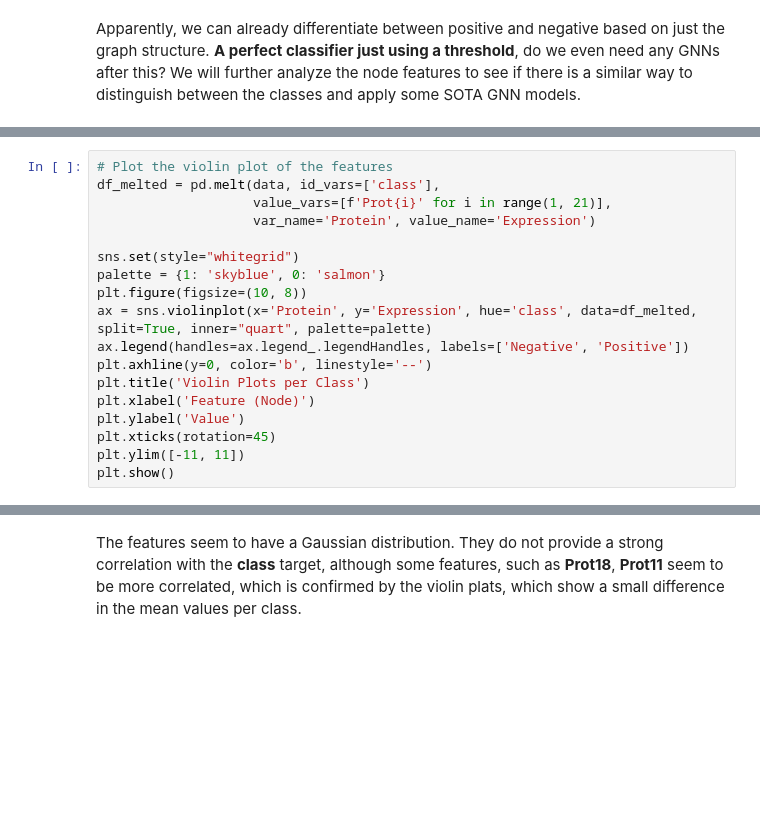
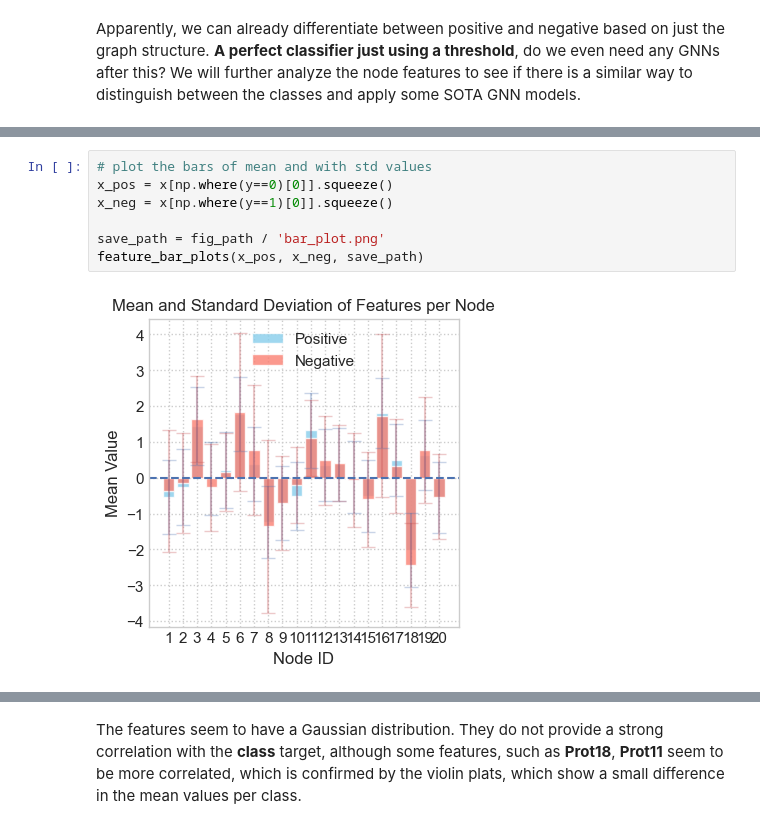
Before and after one commit to Bulbatronik/Exploring-GNN-for-Gaussian-Graphs, a Jupyter notebook: notebooks/project.ipynb, the cells around one changed output, grey strips where cells are left out. Drawn from its saved outputs; the diff is of its cells as text; blank space fills up the shorter version.

```diff
--- a/notebooks/project.ipynb
+++ b/notebooks/project.ipynb
@@ -245,18 +155,0 @@ plt.show()
-# %%
-# Plot the violin plot of the features
-df_melted = pd.melt(data, id_vars=['class'],
-                    value_vars=[f'Prot{i}' for i in range(1, 21)],
-                    var_name='Protein', value_name='Expression')
-
-sns.set(style="whitegrid")
-palette = {1: 'skyblue', 0: 'salmon'}
-plt.figure(figsize=(10, 8))
-ax = sns.violinplot(x='Protein', y='Expression', hue='class', data=df_melted, split=True, inner="quart", palette=palette)
-ax.legend(handles=ax.legend_.legendHandles, labels=['Negative', 'Positive'])
-plt.axhline(y=0, color='b', linestyle='--')
-plt.title('Violin Plots per Class')
-plt.xlabel('Feature (Node)')
-plt.ylabel('Value')
-plt.xticks(rotation=45)
-plt.ylim([-11, 11])
-plt.show()
@@ -276,0 +156,9 @@ sns.heatmap(corr, mask=mask, vmax=.3, center=0, cmap='mako',
+# %%
+# plot the bars of mean and with std values
+x_pos = x[np.where(y==0)[0]].squeeze()
+x_neg = x[np.where(y==1)[0]].squeeze()
+
+save_path = fig_path / 'bar_plot.png'
+feature_bar_plots(x_pos, x_neg, save_path)
+# %% [output]
+[figure, added]
```
Also changed, not shown: parts of 28 cells of this notebook, 4 other files.
